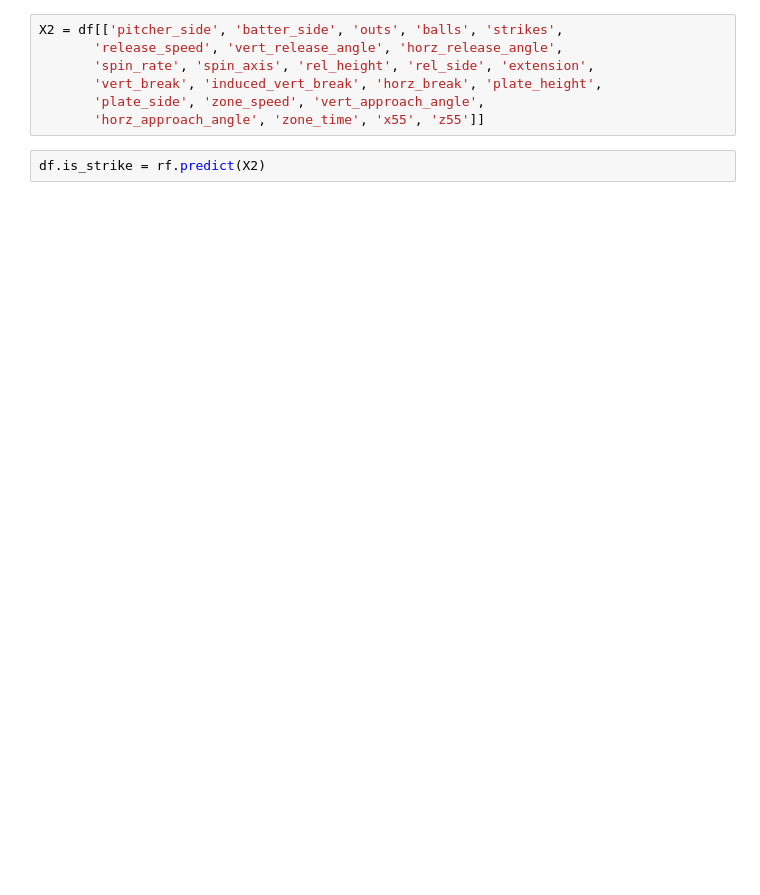
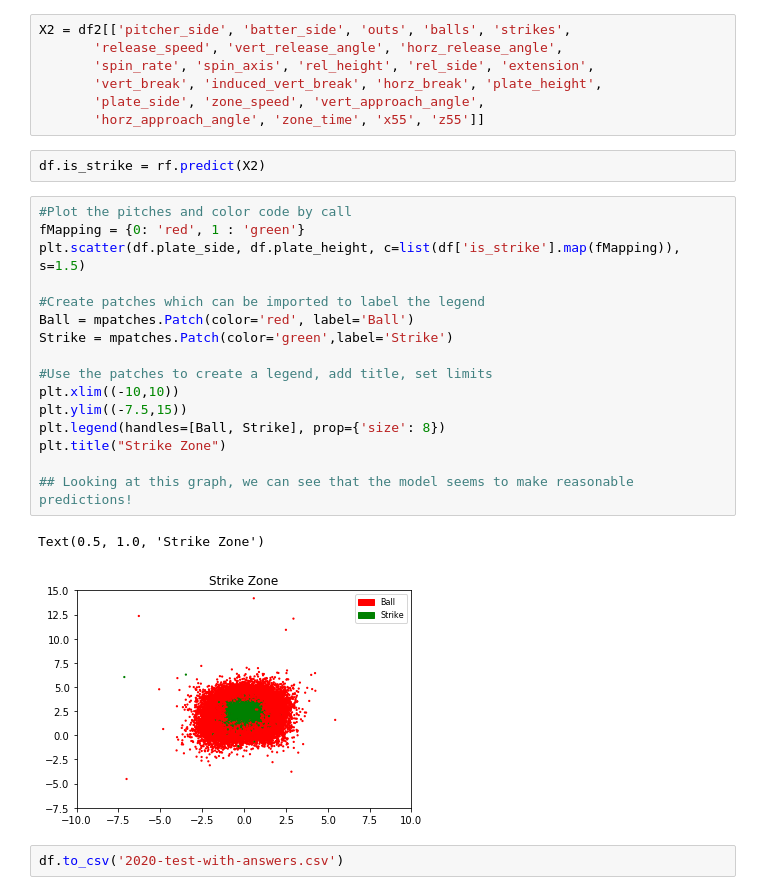
Before and after one commit to TrevorCap/Mariners, a Jupyter notebook: Strike Prediction.ipynb, the cells around one changed output. Drawn from its saved outputs; the diff is of its cells as text; blank space fills up the shorter version.

Commit message:
Uploaded final answers

```diff
--- a/Strike Prediction.ipynb
+++ b/Strike Prediction.ipynb
@@ -103,7 +148,7 @@ df2.pitcher_side = list(df['pitcher_side'].map(sides))
 df2.batter_side = list(df['batter_side'].map(sides))
 df2 = df2.fillna(999)
 # %%
-X2 = df[['pitcher_side', 'batter_side', 'outs', 'balls', 'strikes',
+X2 = df2[['pitcher_side', 'batter_side', 'outs', 'balls', 'strikes',
        'release_speed', 'vert_release_angle', 'horz_release_angle',
        'spin_rate', 'spin_axis', 'rel_height', 'rel_side', 'extension',
        'vert_break', 'induced_vert_break', 'horz_break', 'plate_height',
@@ -111,3 +156,24 @@ X2 = df[['pitcher_side', 'batter_side', 'outs', 'balls', 'strikes',
        'horz_approach_angle', 'zone_time', 'x55', 'z55']]
 # %%
 df.is_strike = rf.predict(X2)
+# %%
+#Plot the pitches and color code by call
+fMapping = {0: 'red', 1 : 'green'}
+plt.scatter(df.plate_side, df.plate_height, c=list(df['is_strike'].map(fMapping)), s=1.5)
+
+#Create patches which can be imported to label the legend
+Ball = mpatches.Patch(color='red', label='Ball')
+Strike = mpatches.Patch(color='green',label='Strike')
+
+#Use the patches to create a legend, add title, set limits
+plt.xlim((-10,10))
+plt.ylim((-7.5,15))
+plt.legend(handles=[Ball, Strike], prop={'size': 8})
+plt.title("Strike Zone")
+
+## Looking at this graph, we can see that the model seems to make reasonable predictions!
+# %% [output]
+Text(0.5, 1.0, 'Strike Zone')
+[figure, added]
+# %%
+df.to_csv('2020-test-with-answers.csv')
```
Also changed, not shown: parts of 9 cells of this notebook, 9 other files.
